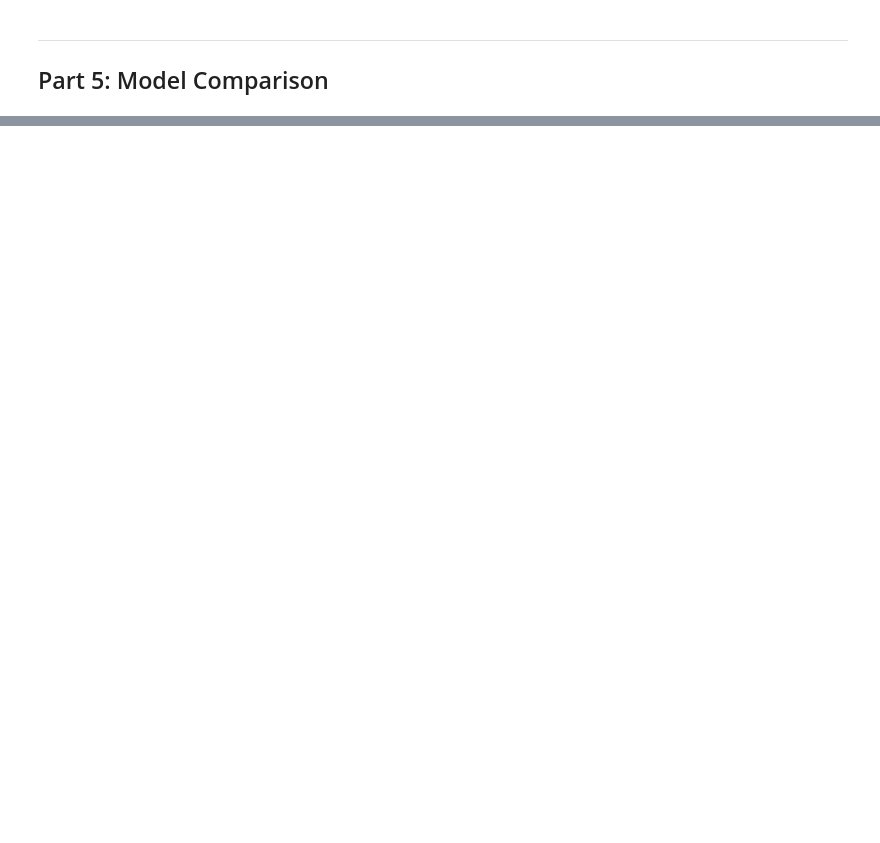
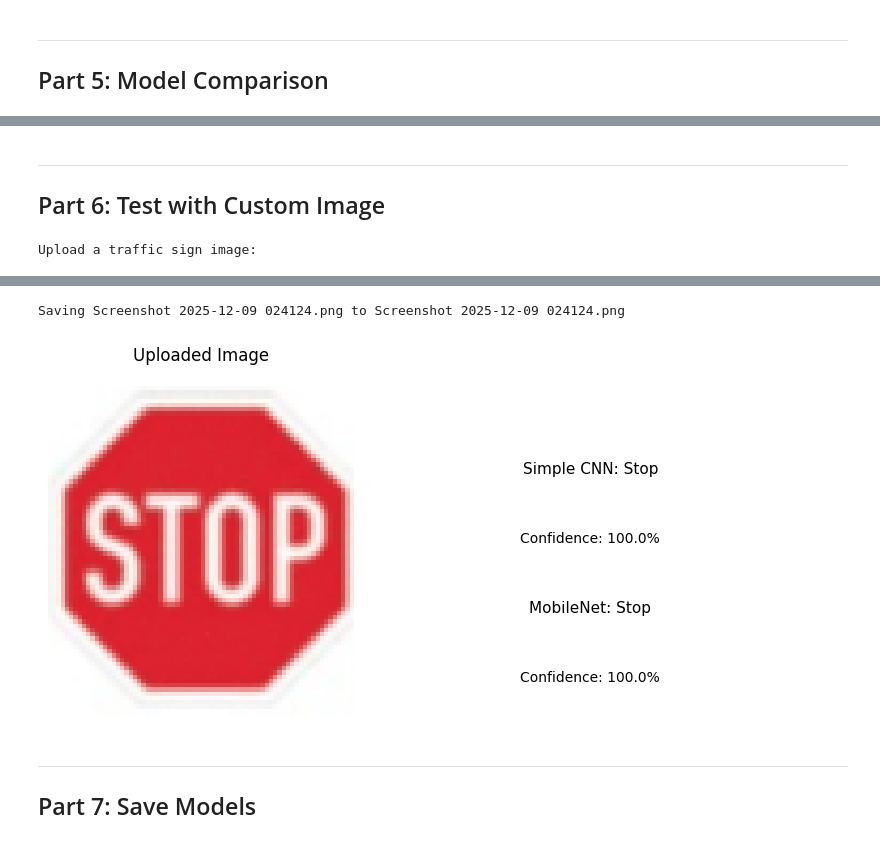
Before and after one commit to badhan7700/Traffic-Sign-Recognition-Web-App, a Jupyter notebook: TrafficSignRecognition.ipynb, the cells around one changed output, grey strips where cells are left out. Cells and saved outputs as stored; diff of their text form; code cells hidden in the pictures; blank space fills up the shorter version.

```diff
--- a/TrafficSignRecognition.ipynb
+++ b/TrafficSignRecognition.ipynb
@@ -453,0 +569,40 @@ print(f'\nBest Model: {best}')
+# %% [markdown]
+---
+## Part 6: Test with Custom Image
+# %%
+# Upload and predict custom image
+from google.colab import files
+
+print('Upload a traffic sign image:')
+uploaded = files.upload()
+
+for filename in uploaded.keys():
+    img = Image.open(filename).convert('RGB')
+
+    # Simple CNN prediction (32x32)
+    img_cnn = np.array(img.resize((32, 32))).astype('float32') / 255.0
+    pred_cnn = simple_cnn.predict(img_cnn.reshape(1, 32, 32, 3), verbose=0)
+    cls_cnn = np.argmax(pred_cnn)
+
+    # MobileNet prediction (96x96)
+    img_mob = np.array(img.resize((IMG_SIZE, IMG_SIZE))).astype('float32') / 255.0
+    pred_mob = mobile_model.predict(img_mob.reshape(1, IMG_SIZE, IMG_SIZE, 3), verbose=0)
+    cls_mob = np.argmax(pred_mob)
+
+    # Display
+    plt.figure(figsize=(8, 4))
+    plt.subplot(1, 2, 1)
+    plt.imshow(img)
+    plt.title('Uploaded Image')
+    plt.axis('off')
+
+    plt.subplot(1, 2, 2)
+    plt.text(0.5, 0.7, f'Simple CNN: {sign_names[cls_cnn]}', ha='center', fontsize=11)
+    plt.text(0.5, 0.5, f'Confidence: {pred_cnn[0][cls_cnn]*100:.1f}%', ha='center', fontsize=10)
+    plt.text(0.5, 0.3, f'MobileNet: {sign_names[cls_mob]}', ha='center', fontsize=11)
+    plt.text(0.5, 0.1, f'Confidence: {pred_mob[0][cls_mob]*100:.1f}%', ha='center', fontsize=10)
+    plt.axis('off')
+    plt.tight_layout()
+    plt.show()
+# %% [output]
+Upload a traffic sign image:
@@ -453,0 +610,5 @@ print(f'\nBest Model: {best}')
+Saving Screenshot 2025-12-09 024124.png to Screenshot 2025-12-09 024124.png
+[figure, added]
+# %% [markdown]
+---
+## Part 7: Save Models
```
Also changed, not shown: parts of 17 cells of this notebook.
